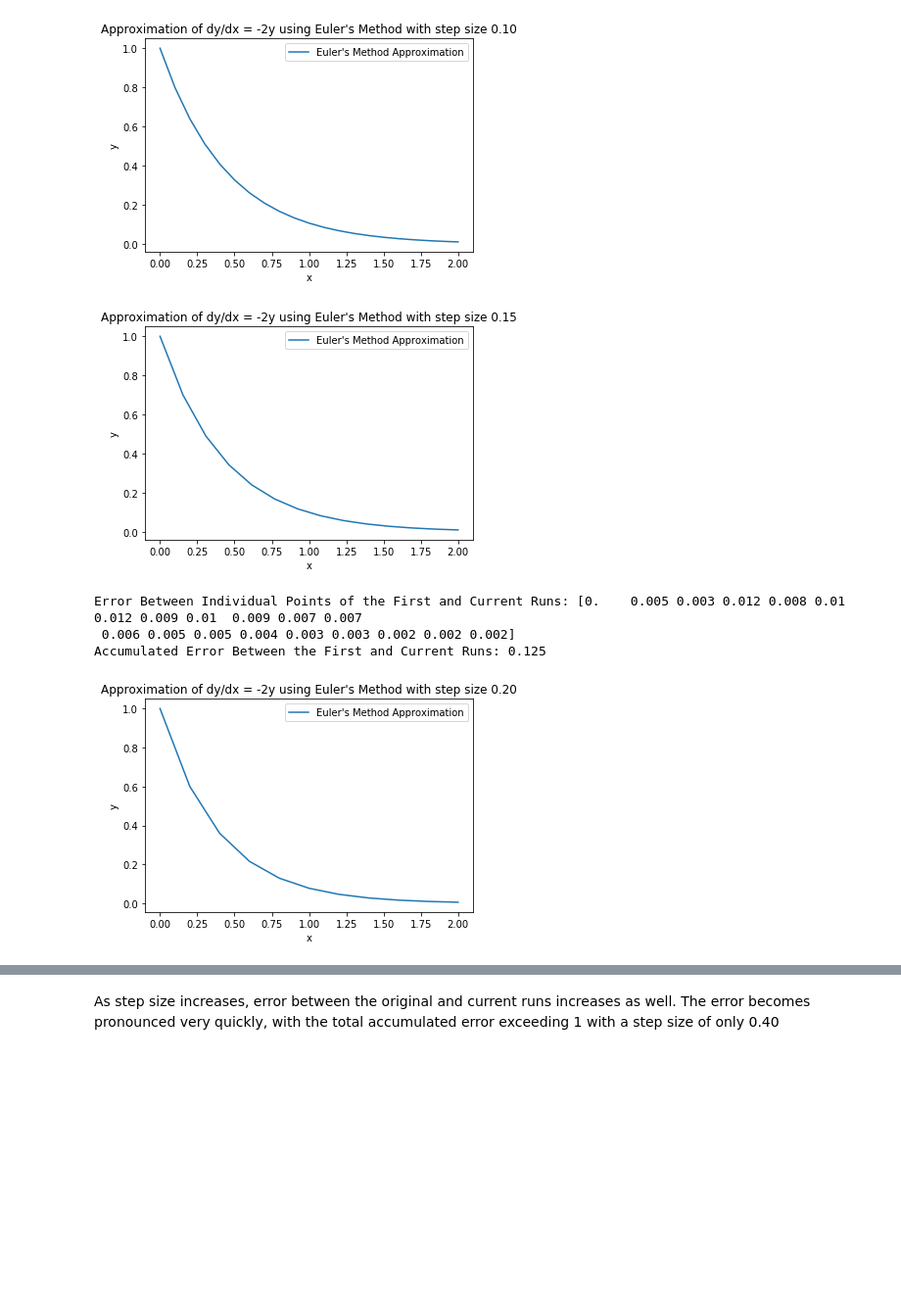
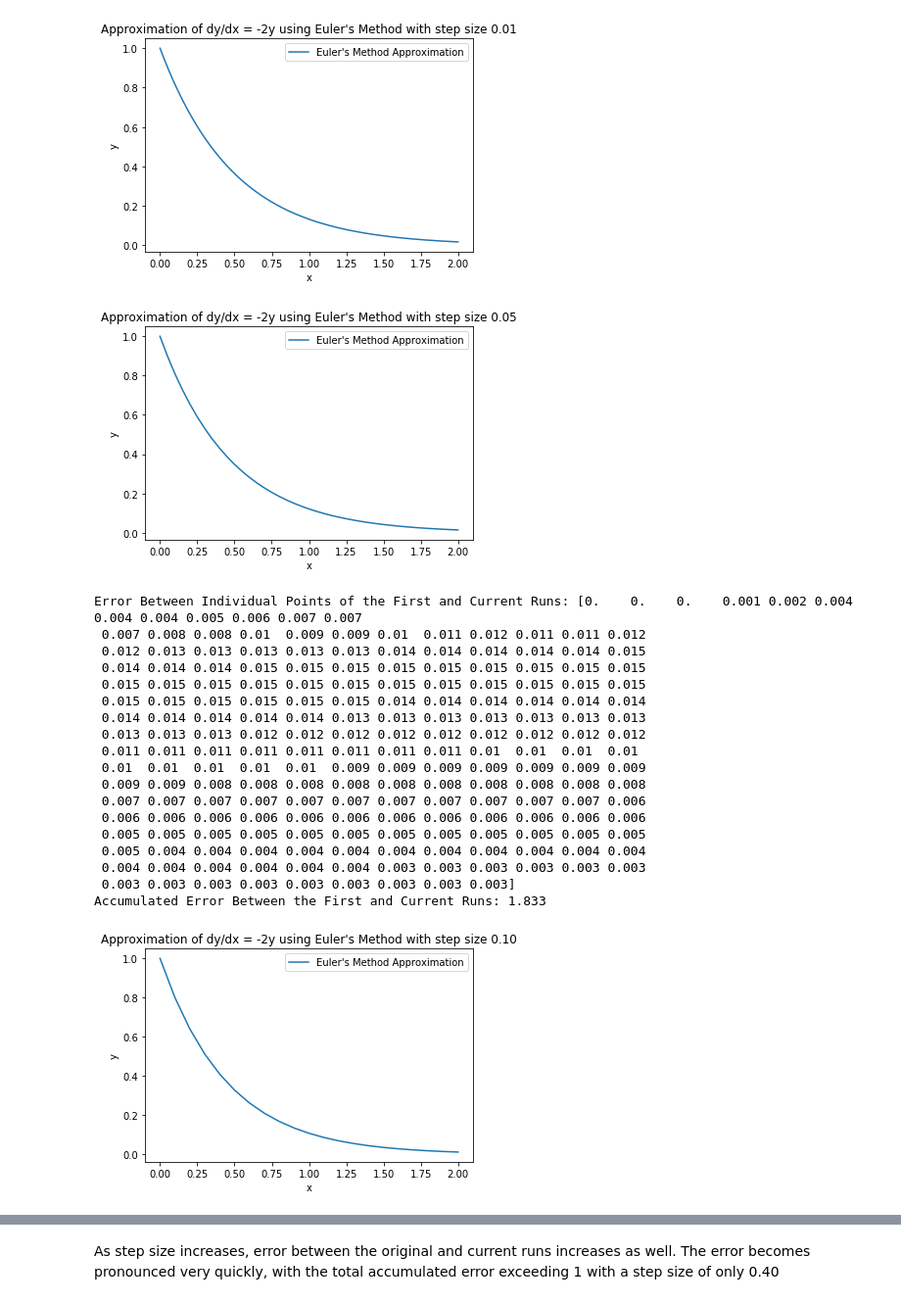
Before and after one commit to walttruelove29/coe311k, a Jupyter notebook: classwork/wjt582-CH15.ipynb, the cells around one changed output, grey strips where cells are left out. Shown at 98% size. Drawn from its saved outputs; the diff is of its cells as text; code cells hidden in the pictures; blank space fills up the shorter version.

```diff
--- a/classwork/wjt582-CH15.ipynb
+++ b/classwork/wjt582-CH15.ipynb
@@ -2,7 +2,7 @@
 import numpy as np
 import matplotlib.pyplot as plt
 # %%
-h = 0.1
+h = 0.01
 # Run with h=0.1 for error calculations
 x_start, x_end = 0, 2
 num_steps = int((x_end - x_start) / h)
@@ -26,42 +26,57 @@ plt.ylabel('y')
 plt.title(f"Approximation of dy/dx = -2y using Euler's Method with step size {h:.2f}")
 plt.legend()
 plt.show()
-h += 0.05
+h = 0.05
 
-for i in range(2, 20): # Looping Step Size
+for i in range(0, 20): # Looping Step Size
     x_start, x_end = 0, 2
     num_steps = int((x_end - x_start) / h)
     x_values = np.linspace(x_start, x_end, num_steps + 1)
     y_values = np.zeros(num_steps + 1)
 
 # Initial condition
     y_values[0] = 1  # y(0) = 1
 # Function representing dy/dx = -2y
     def f(x, y):
         return -2 * y
 
 # Implement Euler's method
     for i in range(num_steps):
         y_values[i + 1] = y_values[i] + h * f(x_values[i], y_values[i])
 
 # Plot the results
     plt.plot(x_values, y_values, label="Euler's Method Approximation")
     plt.xlabel('x')
     plt.ylabel('y')
     plt.title(f"Approximation of dy/dx = -2y using Euler's Method with step size {h:.2f}")
     plt.legend()
     plt.show()
     h += 0.05
 # Error Calculation
     y_valuesinterp = np.interp(x_values1, x_values, y_values)
     pointerror = np.abs(y_valuesinterp-y_values1)
     print(f"Error Between Individual Points of the First and Current Runs: {np.round(pointerror, 3)}")
     accerror = np.sum(pointerror)
     print(f"Accumulated Error Between the First and Current Runs: {accerror:.3f}")
 # %% [output]
-[figure, old version]
+[figure, new version]
-[figure, old version]
+[figure, new version]
-Error Between Individual Points of the First and Current Runs: [0.    0.005 0.003 0.012 0.008 0.01  0.012 0.009 0.01  0.009 0.007 0.007
- 0.006 0.005 0.005 0.004 0.003 0.003 0.002 0.002 0.002]
-Accumulated Error Between the First and Current Runs: 0.125
+Error Between Individual Points of the First and Current Runs: [0.    0.    0.    0.001 0.002 0.004 0.004 0.004 0.005 0.006 0.007 0.007
+ 0.007 0.008 0.008 0.01  0.009 0.009 0.01  0.011 0.012 0.011 0.011 0.012
+ 0.012 0.013 0.013 0.013 0.013 0.013 0.014 0.014 0.014 0.014 0.014 0.015
+ 0.014 0.014 0.014 0.015 0.015 0.015 0.015 0.015 0.015 0.015 0.015 0.015
+ 0.015 0.015 0.015 0.015 0.015 0.015 0.015 0.015 0.015 0.015 0.015 0.015
+ 0.015 0.015 0.015 0.015 0.015 0.015 0.014 0.014 0.014 0.014 0.014 0.014
+ 0.014 0.014 0.014 0.014 0.014 0.013 0.013 0.013 0.013 0.013 0.013 0.013
+ 0.013 0.013 0.013 0.012 0.012 0.012 0.012 0.012 0.012 0.012 0.012 0.012
+ 0.011 0.011 0.011 0.011 0.011 0.011 0.011 0.011 0.01  0.01  0.01  0.01
+ 0.01  0.01  0.01  0.01  0.01  0.009 0.009 0.009 0.009 0.009 0.009 0.009
+ 0.009 0.009 0.008 0.008 0.008 0.008 0.008 0.008 0.008 0.008 0.008 0.008
+ 0.007 0.007 0.007 0.007 0.007 0.007 0.007 0.007 0.007 0.007 0.007 0.006
+ 0.006 0.006 0.006 0.006 0.006 0.006 0.006 0.006 0.006 0.006 0.006 0.006
+ 0.005 0.005 0.005 0.005 0.005 0.005 0.005 0.005 0.005 0.005 0.005 0.005
+ 0.005 0.004 0.004 0.004 0.004 0.004 0.004 0.004 0.004 0.004 0.004 0.004
+ 0.004 0.004 0.004 0.004 0.004 0.004 0.003 0.003 0.003 0.003 0.003 0.003
+ 0.003 0.003 0.003 0.003 0.003 0.003 0.003 0.003 0.003]
+Accumulated Error Between the First and Current Runs: 1.833
-[figure, old version]
+[figure, new version]
```
Also changed, not shown: parts of 1 cell of this notebook.
